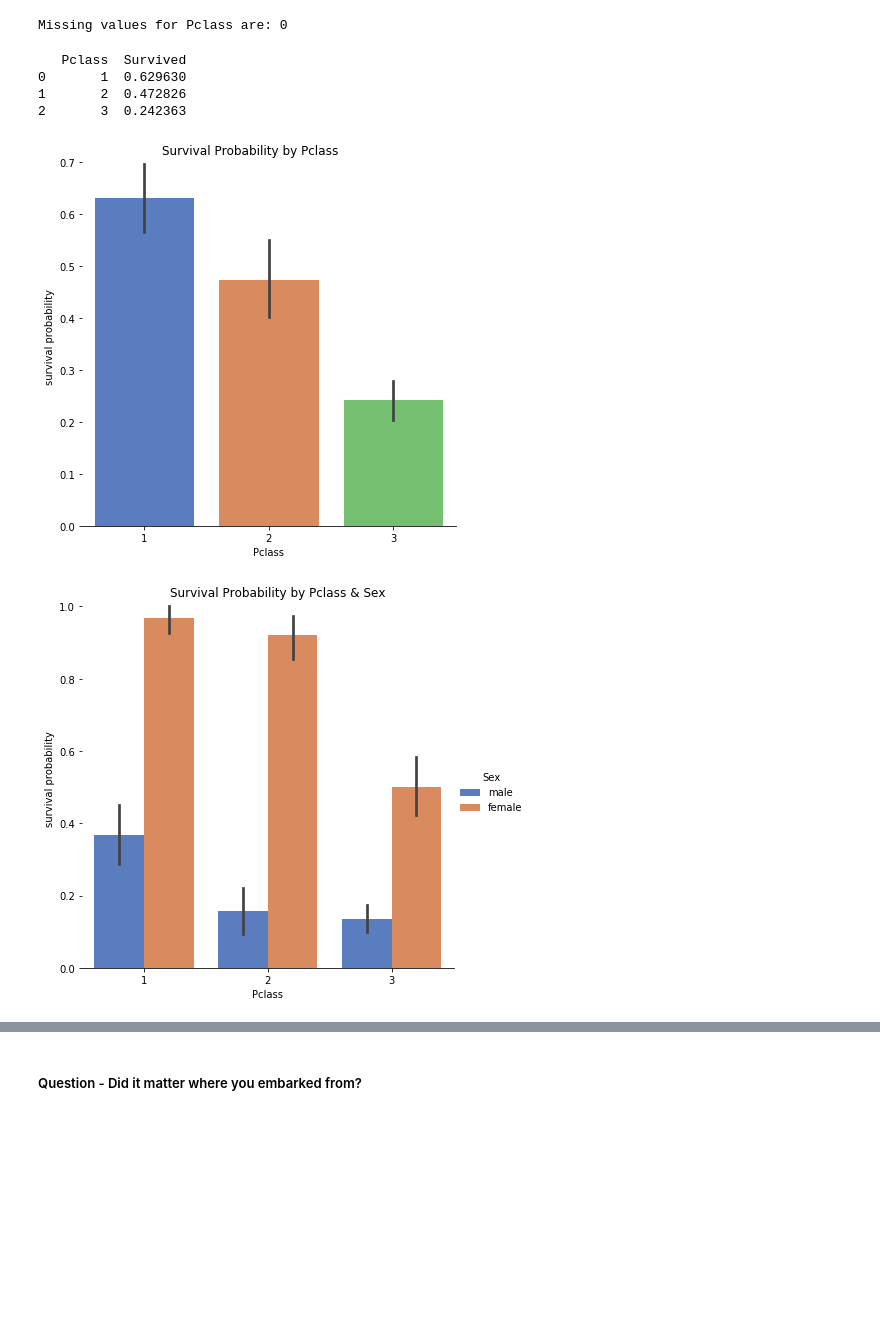
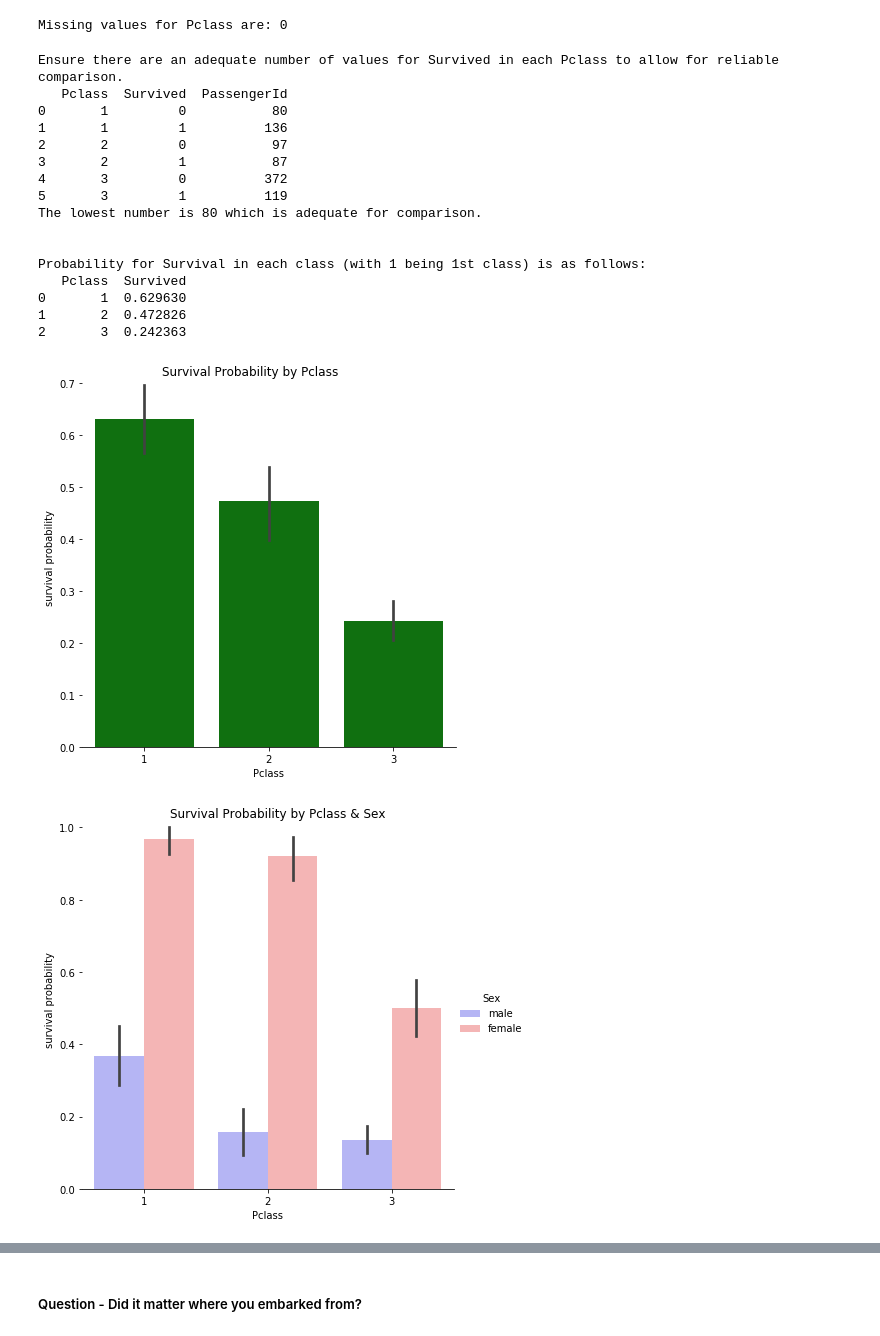
Before and after one commit to analyst8/titanic2020, a Jupyter notebook: titanic.ipynb, the cells around one changed output, grey strips where cells are left out. Cells and saved outputs as stored; diff of their text form; code cells hidden in the pictures; blank space fills up the shorter version.

```diff
--- a/titanic.ipynb
+++ b/titanic.ipynb
@@ -224,9 +279,18 @@ print("Missing values for Sex are:", null_Sex)
 Missing values for Survived are: 0
 Missing values for Sex are: 0
 # %%
+print("Ensure there are an adequate number of males and females who survived & didn't survive.")
+# PassengerId was used because it has no missing values
+sextest1 = train_df[['Sex', 'Survived', 'PassengerId']].groupby(['Sex', 'Survived'], as_index=False).count()
+print(sextest1)
+print('The lowest number is 81 which is adequate for comparison.')
+print('')
+print('')
+print('Probability for Survival for males and females:')
 sextest = train_df[["Sex", "Survived"]].groupby(['Sex'], as_index=False).mean().sort_values(by='Survived', ascending=False)
 print(sextest)
 
-g = sns.barplot(x="Sex",y="Survived",data=train_df).set_title("Survival Probabilty by Sex")
+sns.set(rc={'figure.figsize':(7,3)})
+g = sns.barplot(x="Sex",y="Survived",data=train_df, palette="bwr").set_title("Survival Probabilty by Sex")
 plt.ylabel("survival probabilty")
 # %% [output]
@@ -250,28 +324,48 @@ print("Missing values for Pclass are:", null_Pclass)
 # %% [output]
 Missing values for Pclass are: 0
 # %%
+print("Ensure there are an adequate number of values for Survived in each Pclass to allow for reliable comparison.")
+# PassengerId was used because it has no missing values
+Pclasstest2 = train_df[['Pclass', 'Survived', 'PassengerId']].groupby(['Pclass', 'Survived'], as_index=False).count()
+print(Pclasstest2)
+print('The lowest number is 80 which is adequate for comparison.')
+print('')
+print('')
+print('Probability for Survival in each class (with 1 being 1st class) is as follows:')
 Pclasstest = train_df[['Pclass', 'Survived']].groupby(['Pclass'], as_index=False).mean().sort_values(by='Survived', ascending=False)
 print(Pclasstest)
 
 # Explore Pclass vs Survived
 g = sns.factorplot(x="Pclass",y="Survived",data=train_df,kind="bar", size = 6 ,
-palette = "muted")
+color = "green")
 g.despine(left=True)
 g = g.set_ylabels("survival probability")
 g = g.fig.suptitle("Survival Probability by Pclass")
 
 # Explore Pclass vs Survived by Sex
 g = sns.catplot(x="Pclass", y="Survived", hue="Sex", data=train_df,
-                   height=6, kind="bar", palette="muted")
+                   height=6, kind="bar", palette="bwr")
 g.despine(left=True)
 g = g.set_ylabels("survival probability")
 g = g.fig.suptitle("Survival Probability by Pclass & Sex")
 # %% [output]
+Ensure there are an adequate number of values for Survived in each Pclass to allow for reliable comparison.
+   Pclass  Survived  PassengerId
+0       1         0           80
+1       1         1          136
+2       2         0           97
+3       2         1           87
+4       3         0          372
+5       3         1          119
+The lowest number is 80 which is adequate for comparison.
+
+
+Probability for Survival in each class (with 1 being 1st class) is as follows:
    Pclass  Survived
 0       1  0.629630
 1       2  0.472826
 2       3  0.242363
-[figure, old version]
+[figure, new version]
-[figure, old version]
+[figure, new version]
 # %% [markdown]
 ##### Observation
```
Also changed, not shown: parts of 29 cells of this notebook.
